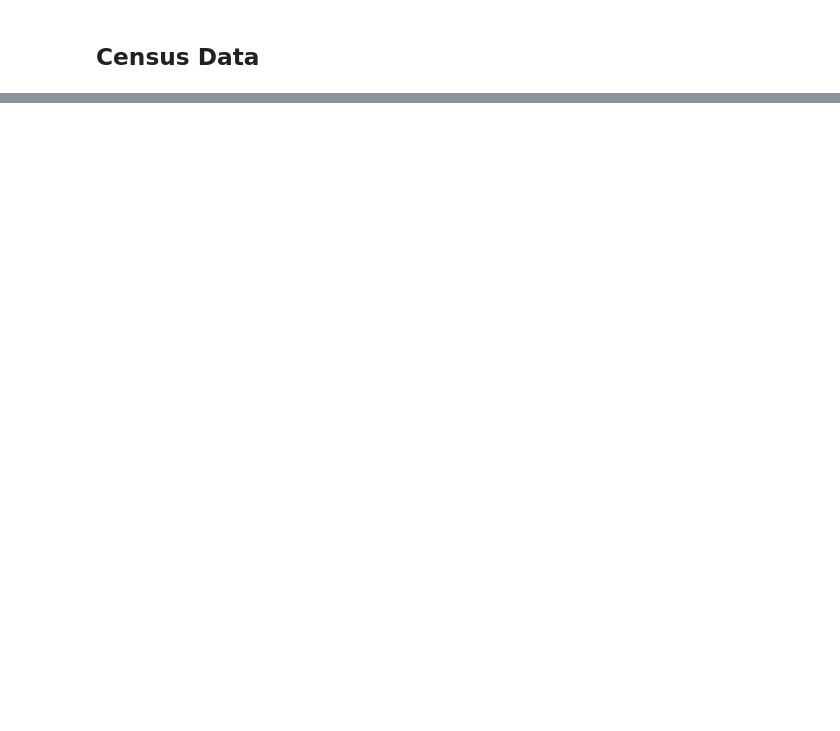
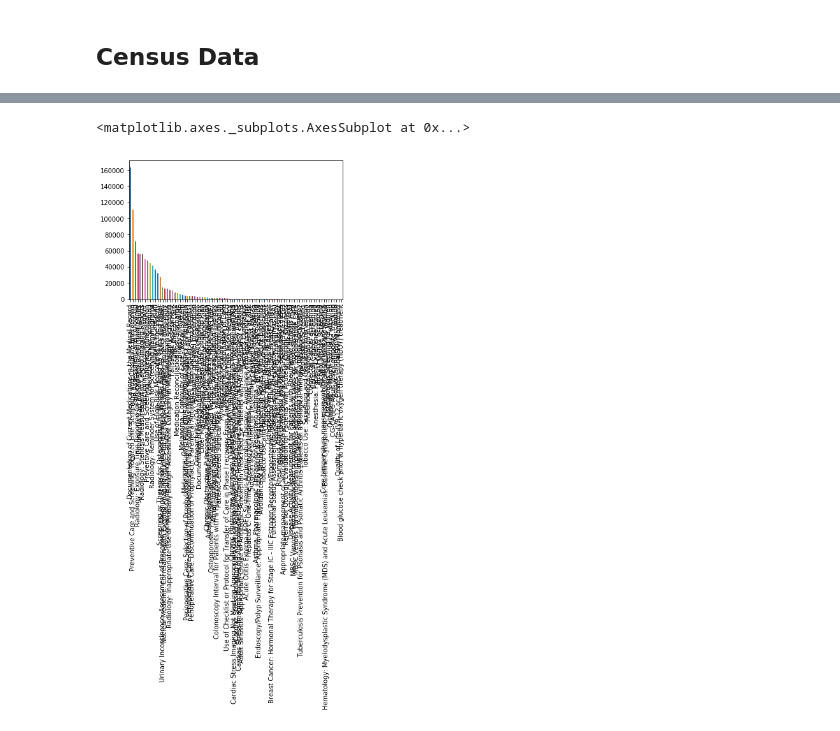
Before and after one commit to DrPancakesMD/Healthcare-Informatics-Final-Project, a Jupyter notebook: Health_Project_Data_EDA-checkpoint.ipynb, the cells around one changed output, grey strips where cells are left out. Cells and saved outputs as stored; diff of their text form; code cells hidden in the pictures; blank space fills up the shorter version.

```diff
--- a/Health_Project_Data_EDA-checkpoint.ipynb
+++ b/Health_Project_Data_EDA-checkpoint.ipynb
@@ -361,0 +397,5 @@ census
+# %%
+npi = pd.merge(npi, census_poverty, how='left', on='zip')
+npi = pd.merge(npi, census_median_household, how='left', on='zip')
+npi = pd.merge(npi, census_poverty_state, how='left', on='state')
+npi = pd.merge(npi, census_median_household_state, how='left', on='state')
@@ -361,0 +404,27 @@ census
+# %%
+# Importing and changing categories
+pc_phys_perf = pd.read_csv("physician_compare/Physician_Compare_2016_Individual_EP_Public_Reporting.csv",
+                  dtype = {"NPI" : "object",
+                           "PAC ID" : "category",
+                           "Last Name" : "object",
+                           "First Name" : "object",
+                           "Measure Identifier" : "category",
+                           "Measure Title" : "object",
+                           "Measure Performance Rate": "float64",
+                           "Reporting Mechanism": "category",
+                           "Footnote": "object"},
+                           converters={"Inverse Measure": lambda x:convert_bool(x),
+                                      "Reported on PC Live Site": lambda x:convert_bool(x)})
+
+# Converting to boolean
+pc_phys_perf["Inverse Measure"] = pc_phys_perf["Inverse Measure"].astype("bool")
+pc_phys_perf["Reported on PC Live Site"] = pc_phys_perf["Reported on PC Live Site"].astype("bool")
+
+# Display data frame
+# pc_phys_perf
+
+##Determining what datatypes are available
+#pc_phys_perf.dtypes
+
+# Find what unique categories are avilable. Converted to string for easier reading.
+# pc_phys_perf['Measure Title'].astype('str').unique()
@@ -361,0 +433,2 @@ census
+# %%
+pc_phys_perf = pd.merge(pc_phys_perf, npi, how='left', left_on='NPI', right_on='npi')
@@ -361,0 +476,5 @@ census
+# %%
+pc_phys_perf['Measure Title'].value_counts().plot(kind = 'bar')
+# %% [output]
+<matplotlib.axes._subplots.AxesSubplot at 0x...>
+[figure, added]
```
Also changed, not shown: parts of 25 cells of this notebook.
